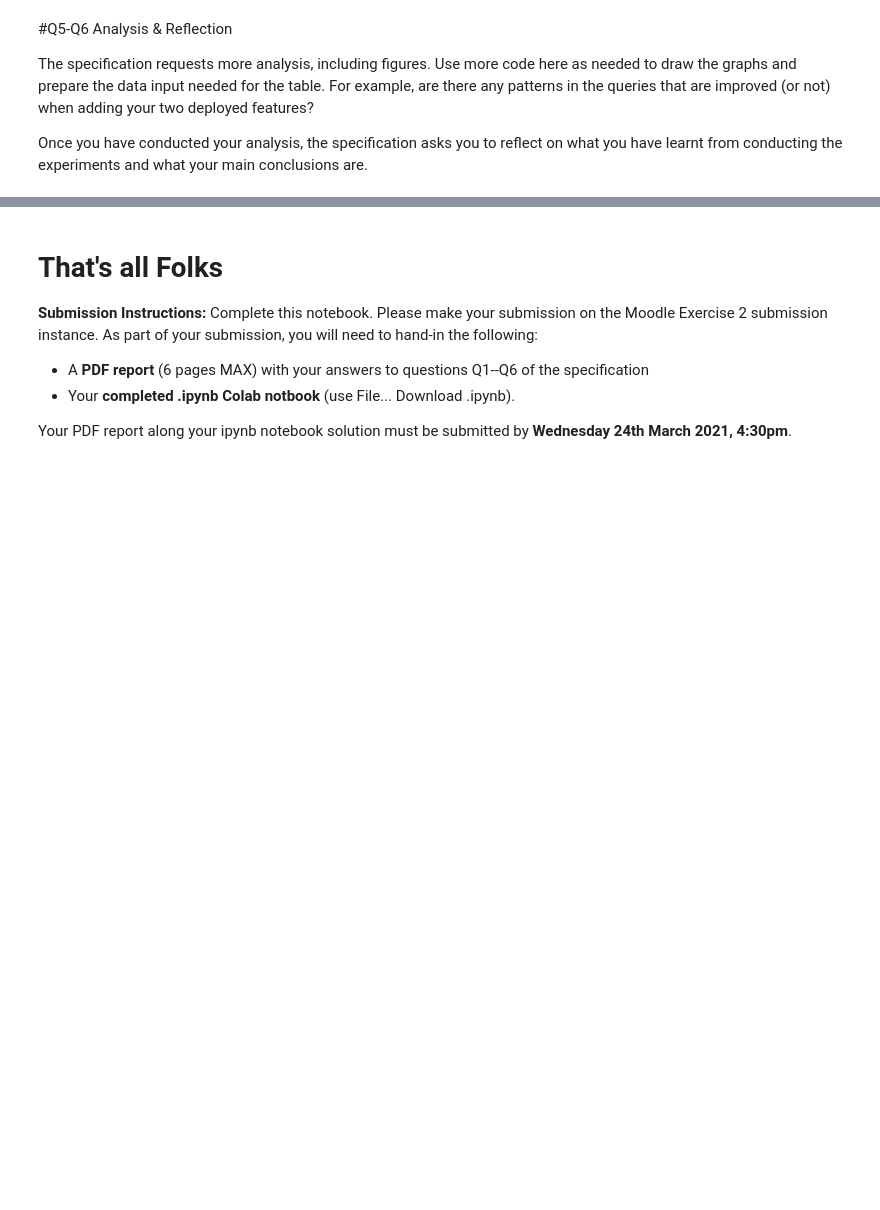
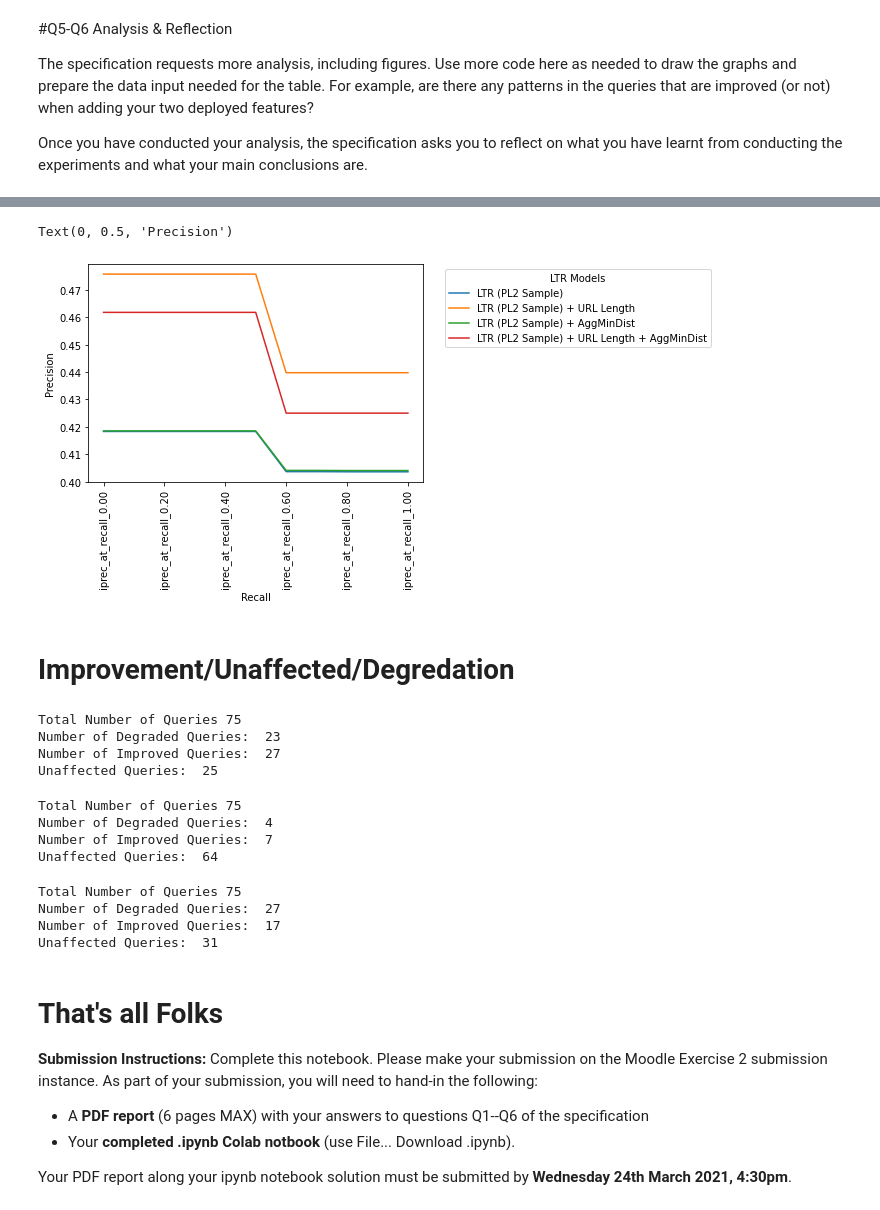
Before and after one commit to podyssea/InformationRetrieval, a Jupyter notebook: InformationRetrievalExercise2_2210049p.ipynb, the cells around one changed output, grey strips where cells are left out. Saved outputs shown, nothing was run; the diff lists cells and outputs as text; code cells hidden in the pictures; blank space fills up the shorter version.

Commit message:
iprec_at_recall and affected queries added

```diff
--- a/InformationRetrievalExercise2_2210049p.ipynb
+++ b/InformationRetrievalExercise2_2210049p.ipynb
@@ -500,0 +533,11 @@ Once you have conducted your analysis, the specification asks you to reflect on
+# %%
+def iprec_at_recall(model1, model2, model3, model4):
+  result = pt.Experiment(
+    [model1, model2, model3, model4],
+    test_topics,
+    test_qrels,
+    eval_metrics=["iprec_at_recall"],
+    names=["LTR (PL2 Sample)", "LTR (PL2 Sample) + URL Length", "LTR (PL2 Sample) + AggMinDist", "LTR (PL2 Sample) + URL Length + AggMinDist"])
+  return result
+# %%
+iprec_at_recall = iprec_at_recall(lmart_l_pipe, boosted_model_url_slashes, boosted_model_dist, model_5_features)
@@ -500,0 +553,13 @@ Once you have conducted your analysis, the specification asks you to reflect on
+# %%
+import matplotlib.pyplot as plt
+
+# iprec_at_recall.set_index('name', inplace=True)
+iprec_at_recall.T.plot(rot=90)
+plt.legend(title='LTR Models', bbox_to_anchor=(1.05, 1), loc='upper left')
+plt.xlabel("Recall")
+plt.ylabel("Precision")
+# %% [output]
+Text(0, 0.5, 'Precision')
+[figure, added]
+# %% [markdown]
+# Improvement/Unaffected/Degredation
@@ -501,3 +594,24 @@ Once you have conducted your analysis, the specification asks you to reflect on
+# %%
+affected_queries(boosted_model_url_slashes, "LTR (PL2 Sample) + URL Length")
+# %% [output]
+Total Number of Queries 75
+Number of Degraded Queries:  23
+Number of Improved Queries:  27
+Unaffected Queries:  25
+# %%
+affected_queries(boosted_model_dist, "LTR (PL2 Sample) + Agg MinDist")
+# %% [output]
+Total Number of Queries 75
+Number of Degraded Queries:  4
+Number of Improved Queries:  7
+Unaffected Queries:  64
+# %%
+affected_queries(model_5_features, "LTR (PL2 Sample) + URL Length + Agg MinDist")
+# %% [output]
+Total Number of Queries 75
+Number of Degraded Queries:  27
+Number of Improved Queries:  17
+Unaffected Queries:  31
 # %% [markdown]
 # That's all Folks
 
```
Also changed, not shown: parts of 7 cells of this notebook.
